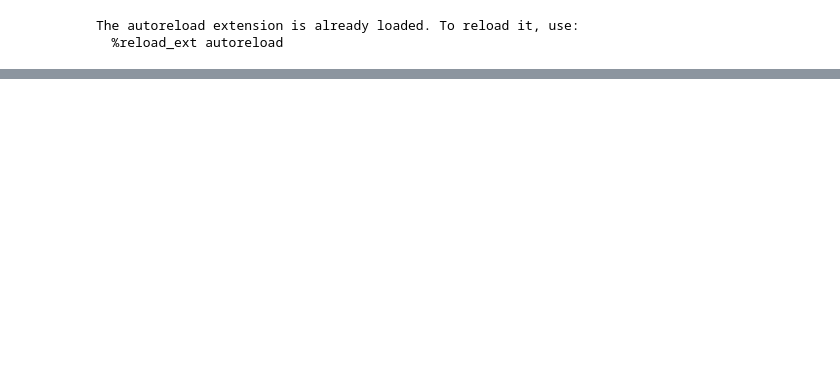
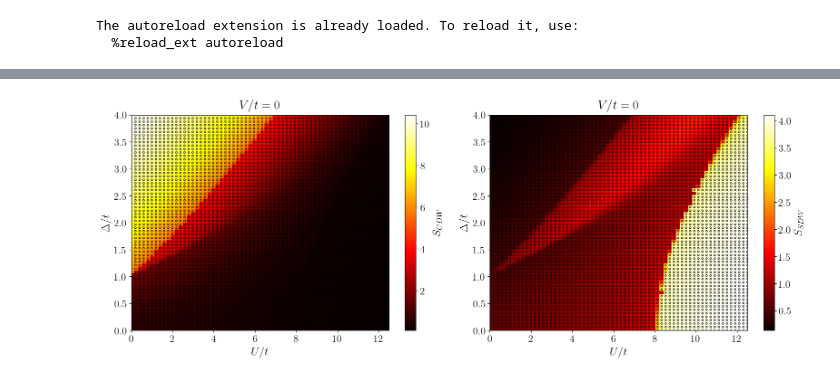
Before and after one commit to cctort/haldane, a Jupyter notebook: clean.ipynb, the cells around one changed output, grey strips where cells are left out. Saved outputs shown, nothing was run; the diff lists cells and outputs as text; code cells hidden in the pictures; blank space fills up the shorter version.

```diff
--- a/clean.ipynb
+++ b/clean.ipynb
@@ -45,0 +27,8 @@ No matching file found for config: {'NUM_SITES': 12, 'NUM_ELECTRONS': 12, 'N_UP'
+# %%
+fig_ax = plot_diagram('data/clean/', config_default, 'u', 'delta', 'v', 0.0,
+                      ['cdw', 'sdw'], [r'$S_{CDW}$', r'$S_{SDW}$'],
+                     r'$U/t$', r'$\Delta/t$', r'$V/t=0$', xlim=(0, 12.5), ylim=(0, 4))
+
+plt.show()
+# %% [output]
+[figure, added]
```
Also changed, not shown: parts of 6 cells of this notebook, 9 other files.
